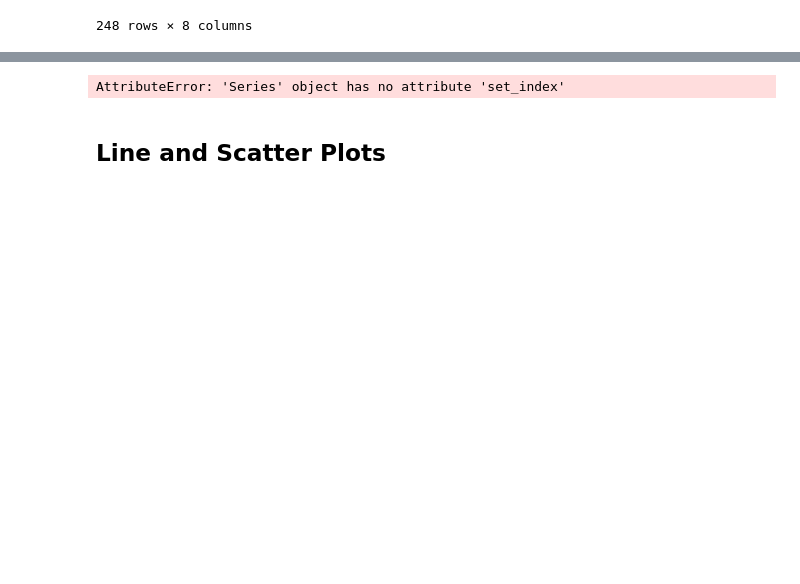
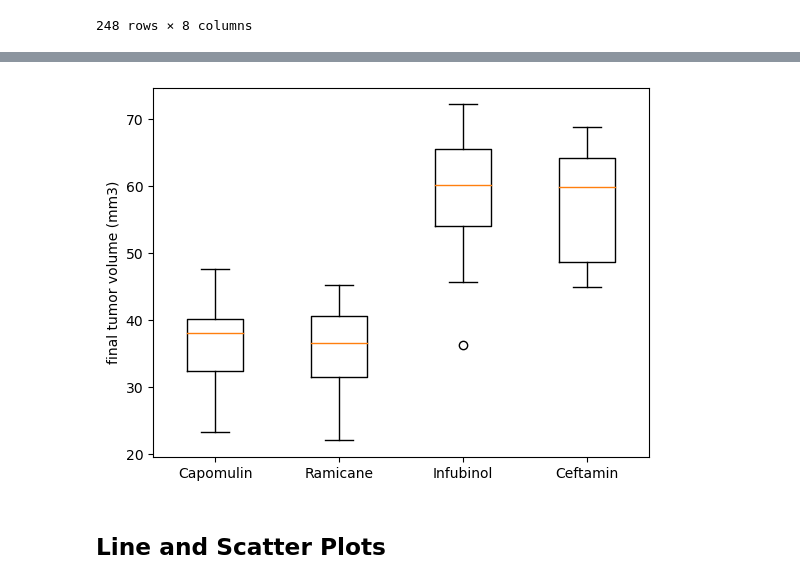
Before and after one commit to cassidysimmons/matplotlib-challenge, a Jupyter notebook: Pymaceuticals/pymaceuticals_starter.ipynb, the cells around one changed output, grey strips where cells are left out. Cells and saved outputs as stored; diff of their text form; code cells hidden in the pictures; blank space fills up the shorter version.

```diff
--- a/Pymaceuticals/pymaceuticals_starter.ipynb
+++ b/Pymaceuticals/pymaceuticals_starter.ipynb
@@ -261,8 +267,11 @@ Name: Tumor Volume (mm3), dtype: float64
 Ceftamin's potential outliers: Series([], Name: Tumor Volume (mm3), dtype: float64)
 # %%
 # Generate a box plot that shows the distrubution of the tumor volume for each treatment group.
+plt.boxplot(tumor_vol, labels= drugs)
+plt.ylabel("final tumor volume (mm3)")
+plt.show()
 # %% [output]
-AttributeError: 'Series' object has no attribute 'set_index'
+[figure, added]
 # %% [markdown]
 ## Line and Scatter Plots
 # %%
```
Also changed, not shown: parts of 7 cells of this notebook.
